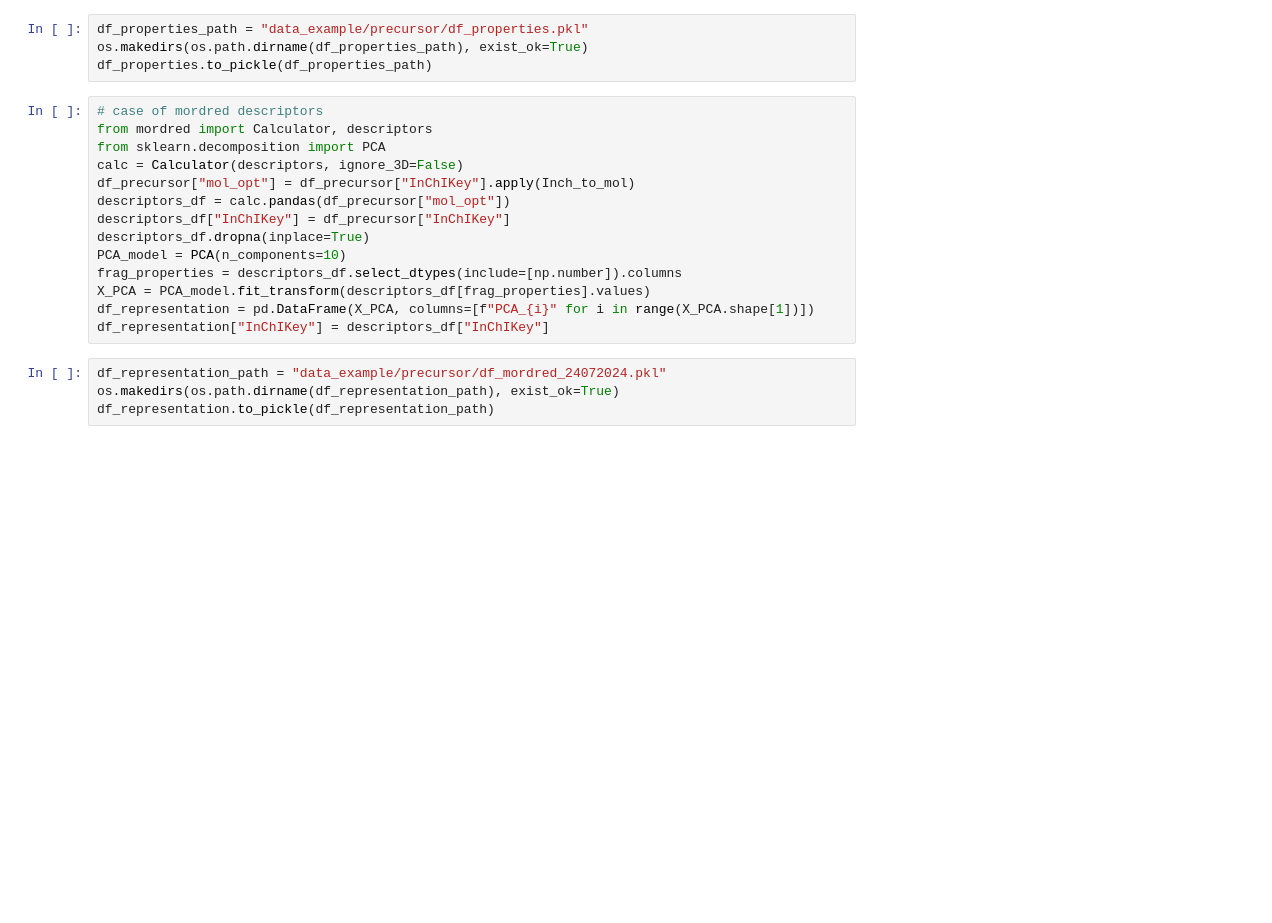
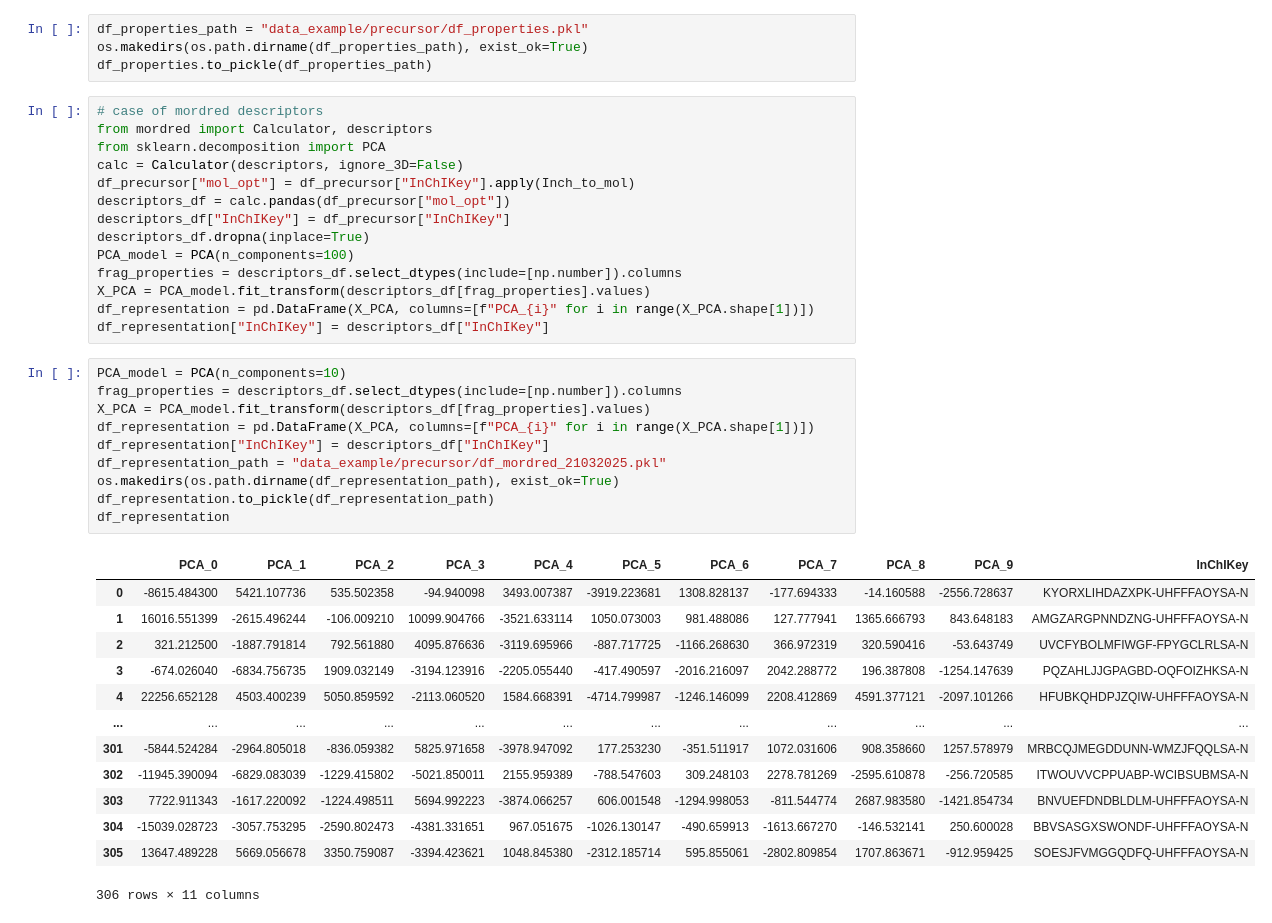
Before and after one commit to mohammedazzouzi15/STK_search, a Jupyter notebook: Example_notebooks/0_generate_building_blocks.ipynb, the cells around one changed output. Cells and saved outputs as stored; diff of their text form; blank space fills up the shorter version.

```diff
--- a/Example_notebooks/0_generate_building_blocks.ipynb
+++ b/Example_notebooks/0_generate_building_blocks.ipynb
@@ -235,12 +235,32 @@ df_precursor["mol_opt"] = df_precursor["InChIKey"].apply(Inch_to_mol)
 descriptors_df = calc.pandas(df_precursor["mol_opt"])
 descriptors_df["InChIKey"] = df_precursor["InChIKey"]
 descriptors_df.dropna(inplace=True)
-PCA_model = PCA(n_components=10)
+PCA_model = PCA(n_components=100)
 frag_properties = descriptors_df.select_dtypes(include=[np.number]).columns
 X_PCA = PCA_model.fit_transform(descriptors_df[frag_properties].values)
 df_representation = pd.DataFrame(X_PCA, columns=[f"PCA_{i}" for i in range(X_PCA.shape[1])])
 df_representation["InChIKey"] = descriptors_df["InChIKey"]
-# %%
-df_representation_path = "data_example/precursor/df_mordred_24072024.pkl"
-os.makedirs(os.path.dirname(df_representation_path), exist_ok=True)
-df_representation.to_pickle(df_representation_path)
+# %%
+PCA_model = PCA(n_components=10)
+frag_properties = descriptors_df.select_dtypes(include=[np.number]).columns
+X_PCA = PCA_model.fit_transform(descriptors_df[frag_properties].values)
+df_representation = pd.DataFrame(X_PCA, columns=[f"PCA_{i}" for i in range(X_PCA.shape[1])])
+df_representation["InChIKey"] = descriptors_df["InChIKey"]
+df_representation_path = "data_example/precursor/df_mordred_21032025.pkl"
+os.makedirs(os.path.dirname(df_representation_path), exist_ok=True)
+df_representation.to_pickle(df_representation_path)
+df_representation
+# %% [output]
+|  | PCA_0 | PCA_1 | PCA_2 | PCA_3 | PCA_4 | PCA_5 | PCA_6 | PCA_7 | PCA_8 | PCA_9 | InChIKey |
+| 0 | -8615.484300 | 5421.107736 | 535.502358 | -94.940098 | 3493.007387 | -3919.223681 | 1308.828137 | -177.694333 | -14.160588 | -2556.728637 | KYORXLIHDAZXPK-UHFFFAOYSA-N |
+| 1 | 16016.551399 | -2615.496244 | -106.009210 | 10099.904766 | -3521.633114 | 1050.073003 | 981.488086 | 127.777941 | 1365.666793 | 843.648183 | AMGZARGPNNDZNG-UHFFFAOYSA-N |
+| 2 | 321.212500 | -1887.791814 | 792.561880 | 4095.876636 | -3119.695966 | -887.717725 | -1166.268630 | 366.972319 | 320.590416 | -53.643749 | UVCFYBOLMFIWGF-FPYGCLRLSA-N |
+| 3 | -674.026040 | -6834.756735 | 1909.032149 | -3194.123916 | -2205.055440 | -417.490597 | -2016.216097 | 2042.288772 | 196.387808 | -1254.147639 | PQZAHLJJGPAGBD-OQFOIZHKSA-N |
+| 4 | 22256.652128 | 4503.400239 | 5050.859592 | -2113.060520 | 1584.668391 | -4714.799987 | -1246.146099 | 2208.412869 | 4591.377121 | -2097.101266 | HFUBKQHDPJZQIW-UHFFFAOYSA-N |
+| ... | ... | ... | ... | ... | ... | ... | ... | ... | ... | ... | ... |
+| 301 | -5844.524284 | -2964.805018 | -836.059382 | 5825.971658 | -3978.947092 | 177.253230 | -351.511917 | 1072.031606 | 908.358660 | 1257.578979 | MRBCQJMEGDDUNN-WMZJFQQLSA-N |
+| 302 | -11945.390094 | -6829.083039 | -1229.415802 | -5021.850011 | 2155.959389 | -788.547603 | 309.248103 | 2278.781269 | -2595.610878 | -256.720585 | ITWOUVVCPPUABP-WCIBSUBMSA-N |
+| 303 | 7722.911343 | -1617.220092 | -1224.498511 | 5694.992223 | -3874.066257 | 606.001548 | -1294.998053 | -811.544774 | 2687.983580 | -1421.854734 | BNVUEFDNDBLDLM-UHFFFAOYSA-N |
+| 304 | -15039.028723 | -3057.753295 | -2590.802473 | -4381.331651 | 967.051675 | -1026.130147 | -490.659913 | -1613.667270 | -146.532141 | 250.600028 | BBVSASGXSWONDF-UHFFFAOYSA-N |
+| 305 | 13647.489228 | 5669.056678 | 3350.759087 | -3394.423621 | 1048.845380 | -2312.185714 | 595.855061 | -2802.809854 | 1707.863671 | -912.959425 | SOESJFVMGGQDFQ-UHFFFAOYSA-N |
+306 rows × 11 columns
```
Also changed, not shown: parts of 4 cells of this notebook, 4 other files.
